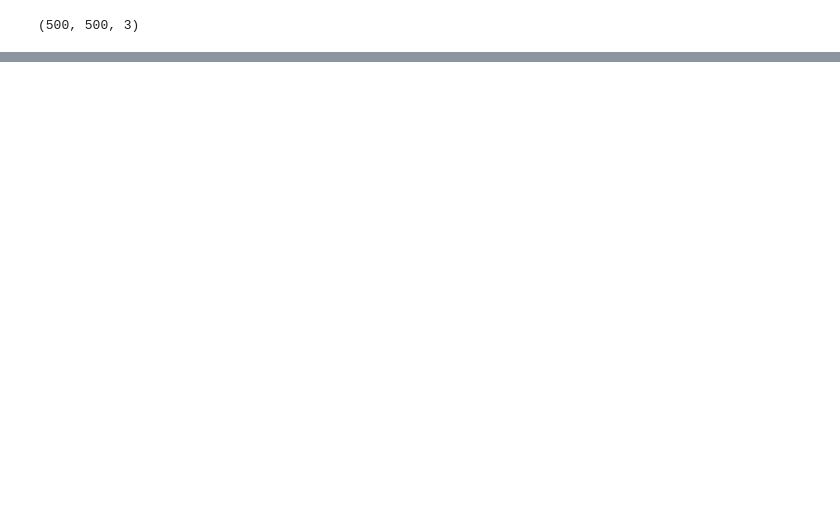
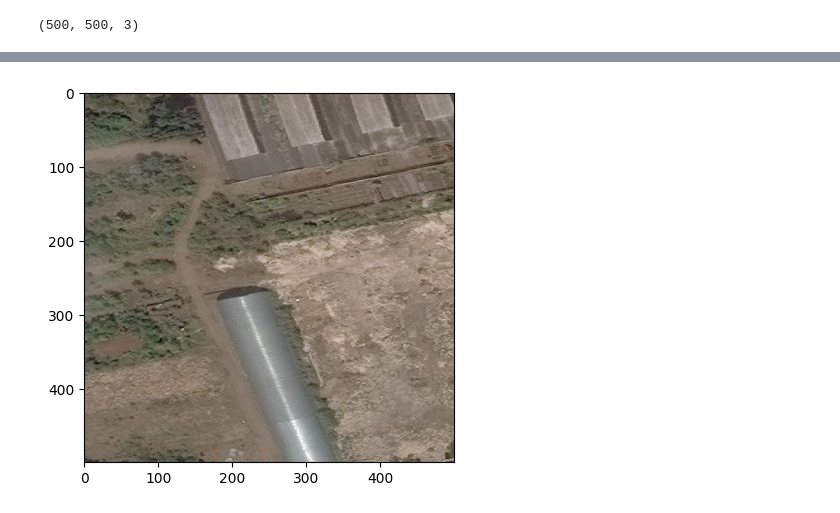
Before and after one commit to VectorInstitute/SegMate, a Jupyter notebook: samkit_demo.ipynb, the cells around one changed output, grey strips where cells are left out. Cells and saved outputs as stored; diff of their text form; code cells hidden in the pictures; blank space fills up the shorter version.

```diff
--- a/samkit_demo.ipynb
+++ b/samkit_demo.ipynb
@@ -14,0 +16,4 @@ AttributeError: 'SAMkit' object has no attribute 'show_image'
+# %%
+from datasets import load_dataset
+
+dataset = load_dataset("keremberke/satellite-building-segmentation", "mini")
@@ -14,0 +22,9 @@ AttributeError: 'SAMkit' object has no attribute 'show_image'
+# %%
+sample = dataset['train'][0]
+image = sample["image"]
+bbox = sample['objects']['bbox']
+seg_mask = sample['objects']['segmentation']
+# %%
+sk.show_image(image)
+# %% [output]
+[figure, added]
```
Also changed, not shown: parts of 5 cells of this notebook, 1 other file.
